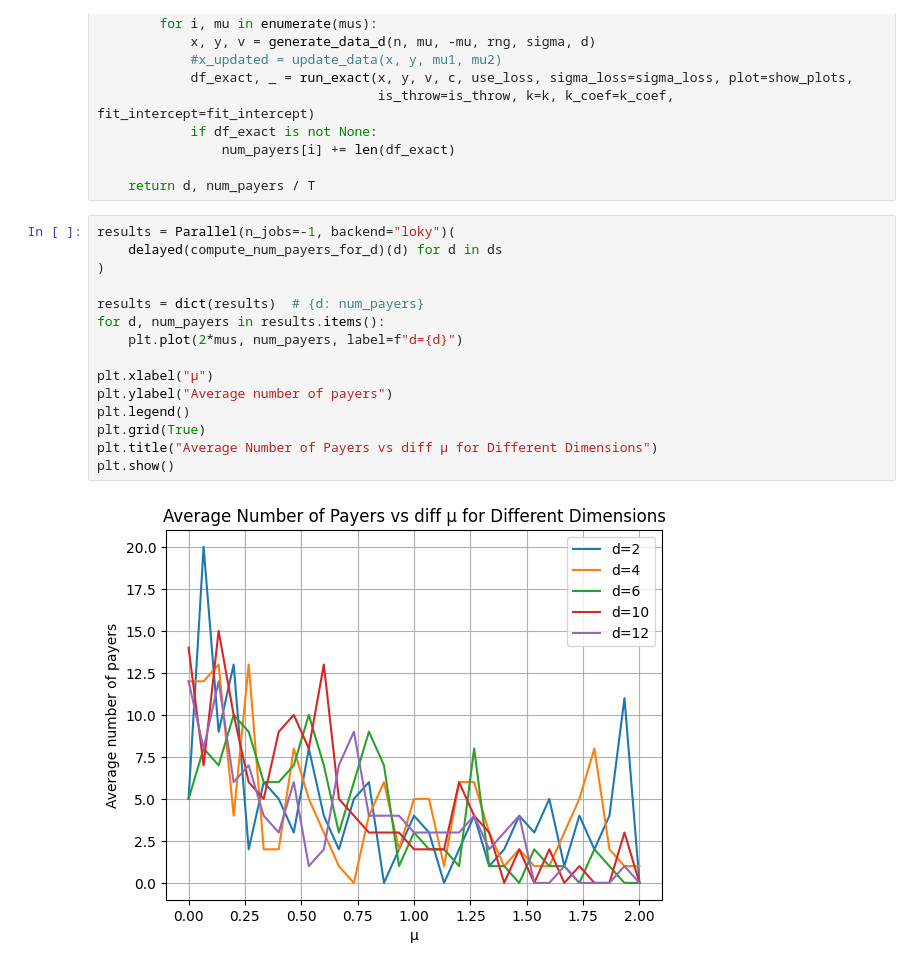
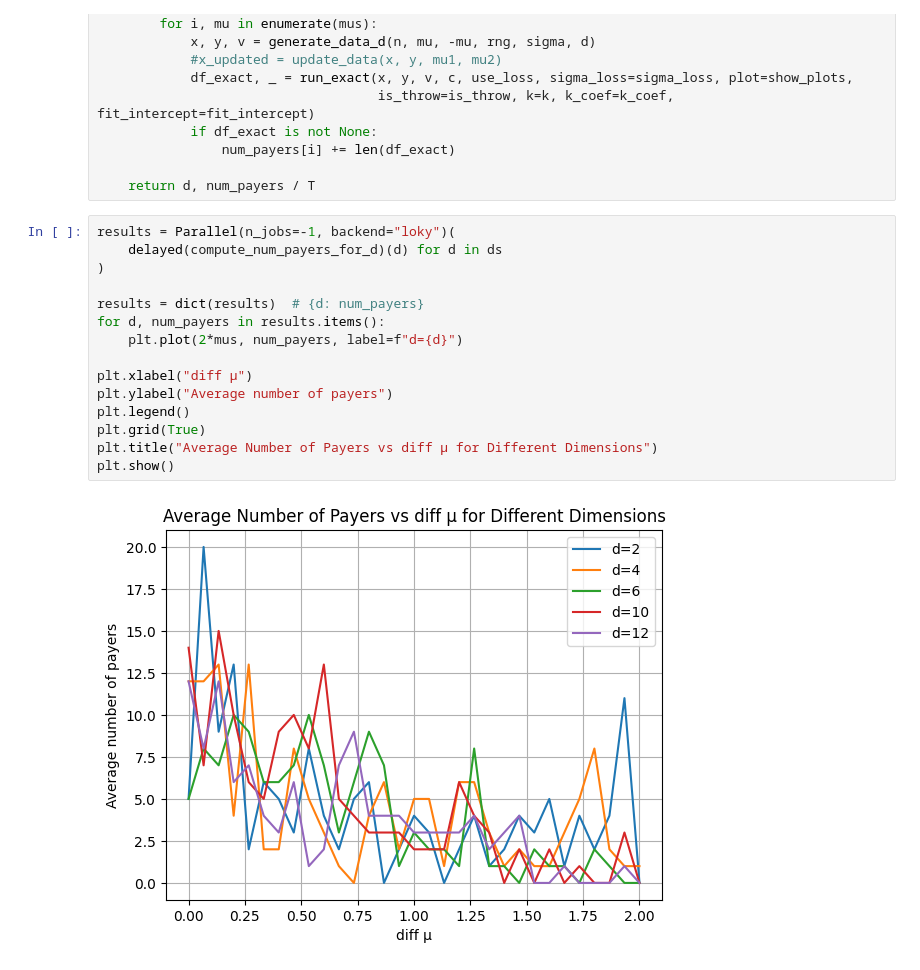
Before and after one commit to BML-Technion/accuracy_auctions, a Jupyter notebook: experiments.ipynb, the cells around one changed output. Drawn from its saved outputs; the diff is of its cells as text.

```diff
--- a/experiments.ipynb
+++ b/experiments.ipynb
@@ -87,17 +87,17 @@ def compute_num_payers_for_d(d):#, k = None):
 # %%
 results = Parallel(n_jobs=-1, backend="loky")(
     delayed(compute_num_payers_for_d)(d) for d in ds
 )
 
 results = dict(results)  # {d: num_payers}
 for d, num_payers in results.items():
     plt.plot(2*mus, num_payers, label=f"d={d}")
 
-plt.xlabel("μ")
+plt.xlabel("diff μ")
 plt.ylabel("Average number of payers")
 plt.legend()
 plt.grid(True)
 plt.title("Average Number of Payers vs diff μ for Different Dimensions")
 plt.show()
 # %% [output]
-[figure, old version]
+[figure, new version]
```
